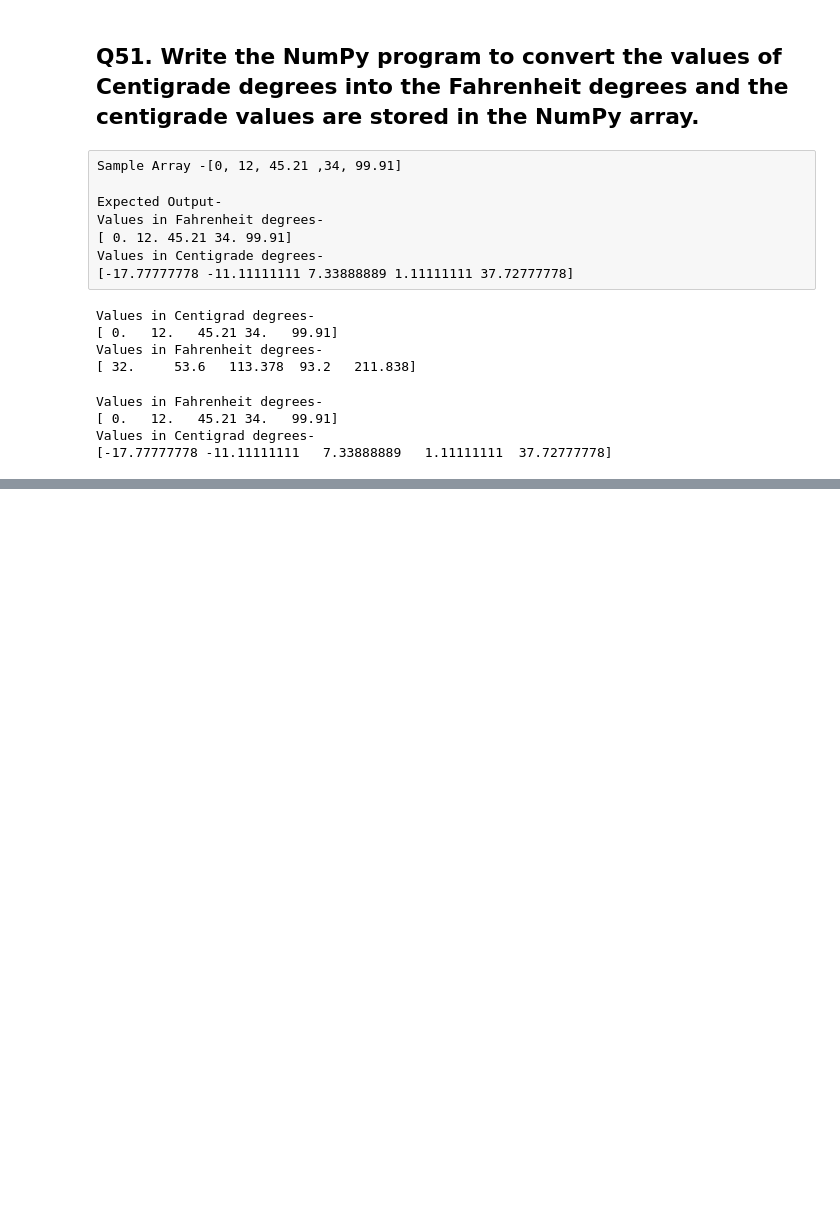
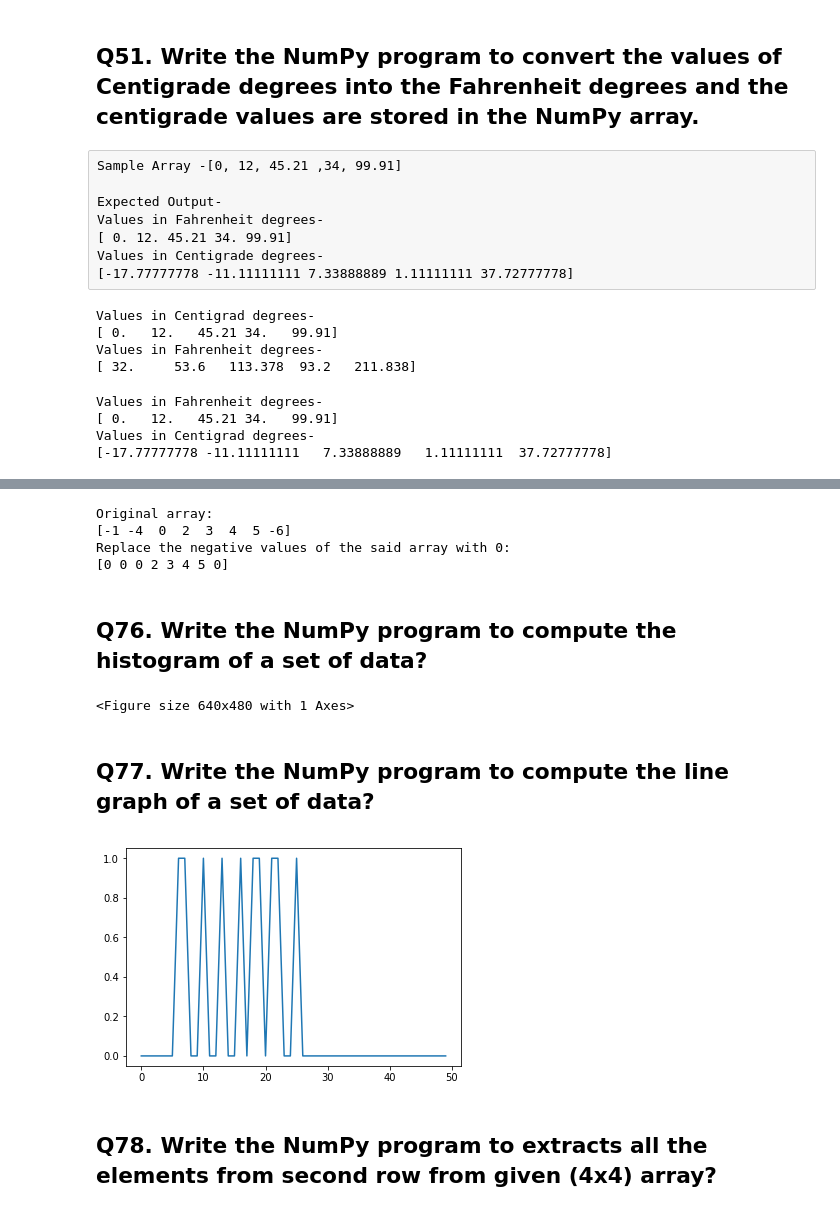
Before and after one commit to sateeshfrnd/DataAnalysisWithPython, a Jupyter notebook: Assignments/Programs/NumPy-48_100.ipynb, the cells around one changed output, grey strips where cells are left out. Cells and saved outputs as stored; diff of their text form; code cells hidden in the pictures; blank space fills up the shorter version.

```diff
--- a/Assignments/Programs/NumPy-48_100.ipynb
+++ b/Assignments/Programs/NumPy-48_100.ipynb
@@ -132,0 +610,36 @@ Values in Centigrad degrees-
+# %%
+array1 = np.array([-1, -4, 0, 2, 3, 4, 5, -6])
+print("Original array:")
+print(array1)
+
+print("Replace the negative values of the said array with 0:")
+array1[array1 < 0] = 0
+print(array1)
+# %% [output]
+Original array:
+[-1 -4  0  2  3  4  5 -6]
+Replace the negative values of the said array with 0:
+[0 0 0 2 3 4 5 0]
+# %% [markdown]
+## Q76. Write the NumPy program to compute the histogram of a set of data?
+# %%
+import matplotlib.pyplot as plt
+plt.hist([0, 2, 4], bins=[0, 1, 2, 3, 4])
+plt.show()
+# %% [output]
+<Figure size 640x480 with 1 Axes>
+# %% [markdown]
+## Q77. Write the NumPy program to compute the line graph of a set of data?
+# %%
+import matplotlib.pyplot as plt
+
+arr = np.random.randint(1, 30, 10)
+y, x = np.histogram(arr, bins=np.arange(51))
+fig, ax = plt.subplots()
+ax.plot(x[:-1], y)
+
+fig.show()
+# %% [output]
+[figure, added]
+# %% [markdown]
+## Q78. Write the NumPy program to extracts all the elements from second row from given (4x4) array?
```
Also changed, not shown: parts of 137 cells of this notebook.
